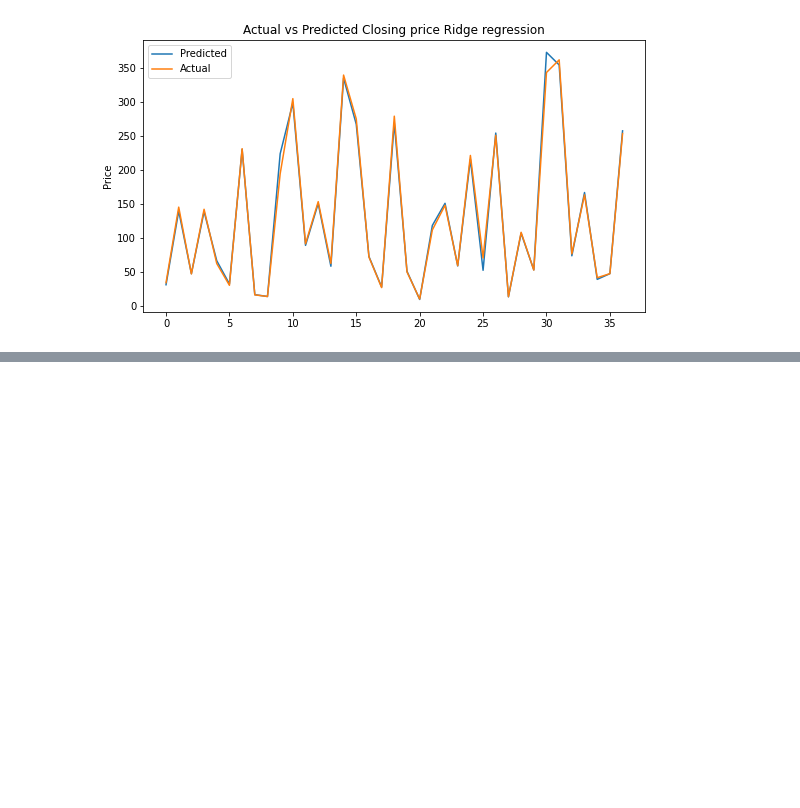
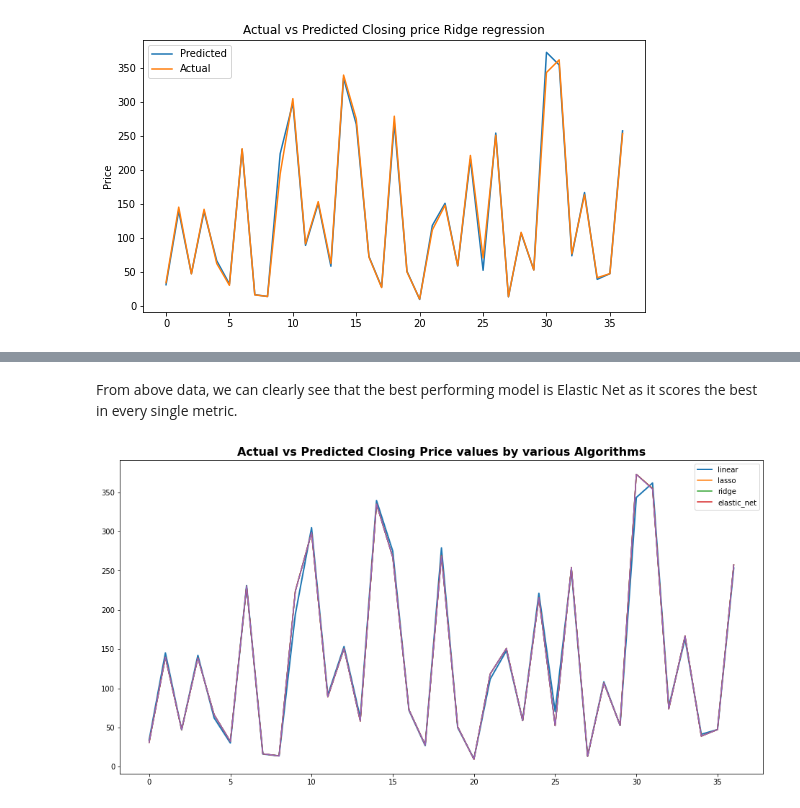
Before and after one commit to Amol2332/yes-bank-stock-price-prediction, a Jupyter notebook: yes_bank.ipynb, the cells around one changed output, grey strips where cells are left out. Saved outputs shown, nothing was run; the diff lists cells and outputs as text; code cells hidden in the pictures; blank space fills up the shorter version.

```diff
--- a/yes_bank.ipynb
+++ b/yes_bank.ipynb
@@ -612,0 +696,15 @@ Text(0.5, 1.0, 'Actual vs Predicted Closing price Ridge regression')
+# %% [markdown]
+From above data, we can clearly see that the best performing model is Elastic Net as it scores the best in every single metric.
+# %%
+# Plotting the predicted values of all the models against the true values.
+plt.figure(figsize=(16,8))
+plt.plot(10**y_test, linewidth=2)
+plt.plot(10**y_pred_linear)
+plt.plot(10**y_pred_lasso)
+plt.plot(10**y_pred_ridge)
+plt.plot(10**y_pred_elastic_net)
+plt.legend(['linear','lasso','ridge','elastic_net'])
+plt.title('Actual vs Predicted Closing Price values by various Algorithms', weight = 'bold',fontsize=16)
+plt.show()
+# %% [output]
+[figure, added]
```
Also changed, not shown: parts of 14 cells of this notebook.
